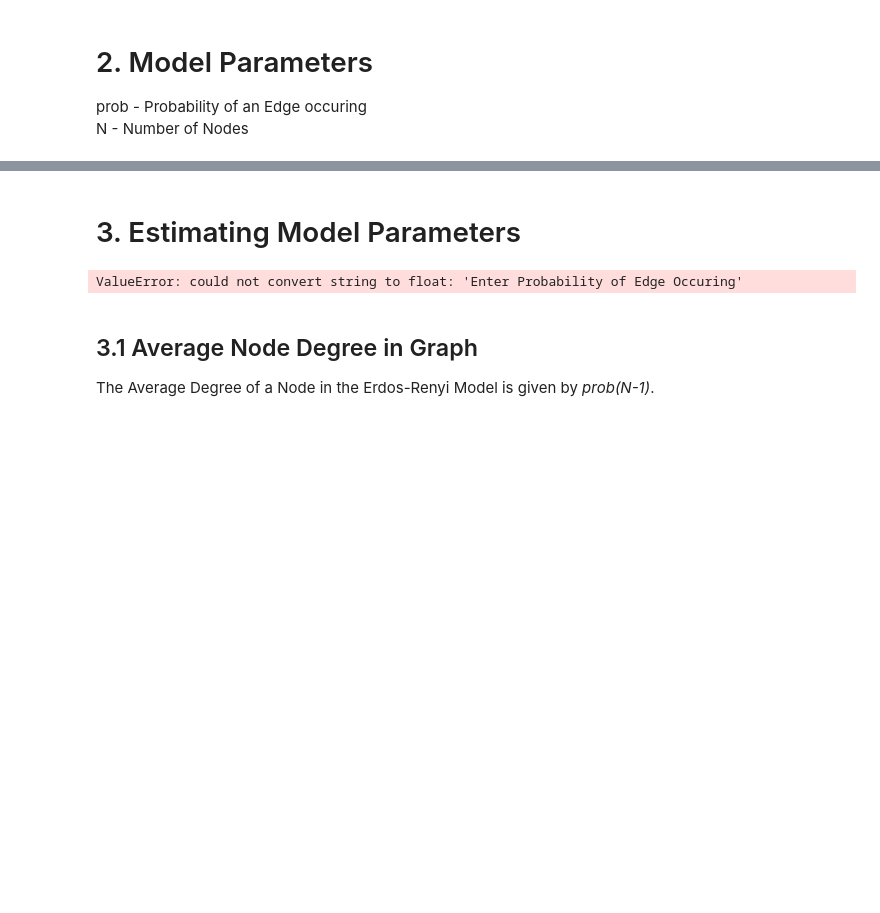
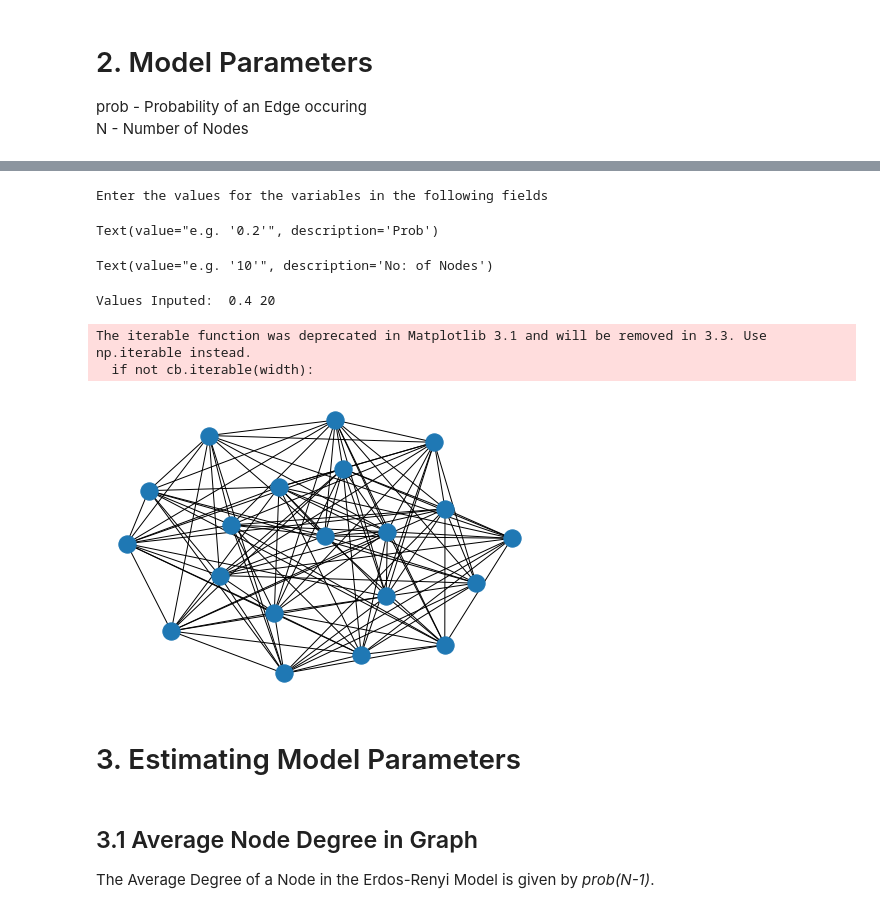
Before and after one commit to akhilnas/medium, a Jupyter notebook: Erdös-Renyi Random Graph Model.ipynb, the cells around one changed output, grey strips where cells are left out. Cells and saved outputs as stored; diff of their text form; code cells hidden in the pictures; blank space fills up the shorter version.

```diff
--- a/Erdös-Renyi Random Graph Model.ipynb
+++ b/Erdös-Renyi Random Graph Model.ipynb
@@ -38,18 +41,3 @@ def Erdos_Renyi(prob,N=50):
 
     ## Return Graph
     return G
-# %%
-text = widgets.Text(value="Enter Probability of Edge Occuring")
-display(text)
-
-output = widgets.Output()
-display(output)
-
-def handle_submit(sender):
-    with output:
-        output.clear_output()
-        G = Erdos_Renyi(float(text.value))
-        nx.draw(G)
-        show_inline_matplotlib_plots()
-
-text.on_submit(handle_submit)
@@ -59,9 +44,42 @@ Text(value='Enter Probability of Edge Occuring')
+# %%
+class values_input():
+    def __init__(self,
+                 prob = "e.g. '0.2'",
+                 N = "e.g. '10'"
+                ):
+        self.prob = widgets.Text(description = 'Prob',value = prob)
+        self.N = widgets.Text(description = 'No: of Nodes',value = N)
+        self.prob.on_submit(self.handle_submit)
+        self.prob.on_submit(self.handle_submit)
+        display(self.prob, self.N)
+
+    def handle_submit(self, text):
+        self.v = text.value
+        return self.v
+
+print("Enter the values for the variables in the following fields")
+f = values_input()
+# %% [output]
+Enter the values for the variables in the following fields
+Text(value="e.g. '0.2'", description='Prob')
+Text(value="e.g. '10'", description='No: of Nodes')
+# %%
+
+print("Values Inputed: " ,f.prob.value, f.N.value)
+# %% [output]
+Values Inputed:  0.4 20
+# %%
+# Constructing Graph Network
+G = Erdos_Renyi(float(f.prob.value),int(f.N.value))
+
+# Drawing Graph
+nx.draw(G)
+show_inline_matplotlib_plots()
+# %% [output]
+The iterable function was deprecated in Matplotlib 3.1 and will be removed in 3.3. Use np.iterable instead.
+  if not cb.iterable(width):
+[figure, added]
 # %% [markdown]
 # 3. Estimating Model Parameters
-# %%
-G = Erdos_Renyi(float(text.value))
-G.nodes()
-# %% [output]
-ValueError: could not convert string to float: 'Enter Probability of Edge Occuring'
 # %%
 Adj = nx.adjacency_matrix(G)
```
Also changed, not shown: parts of 17 cells of this notebook, 7 other files.
